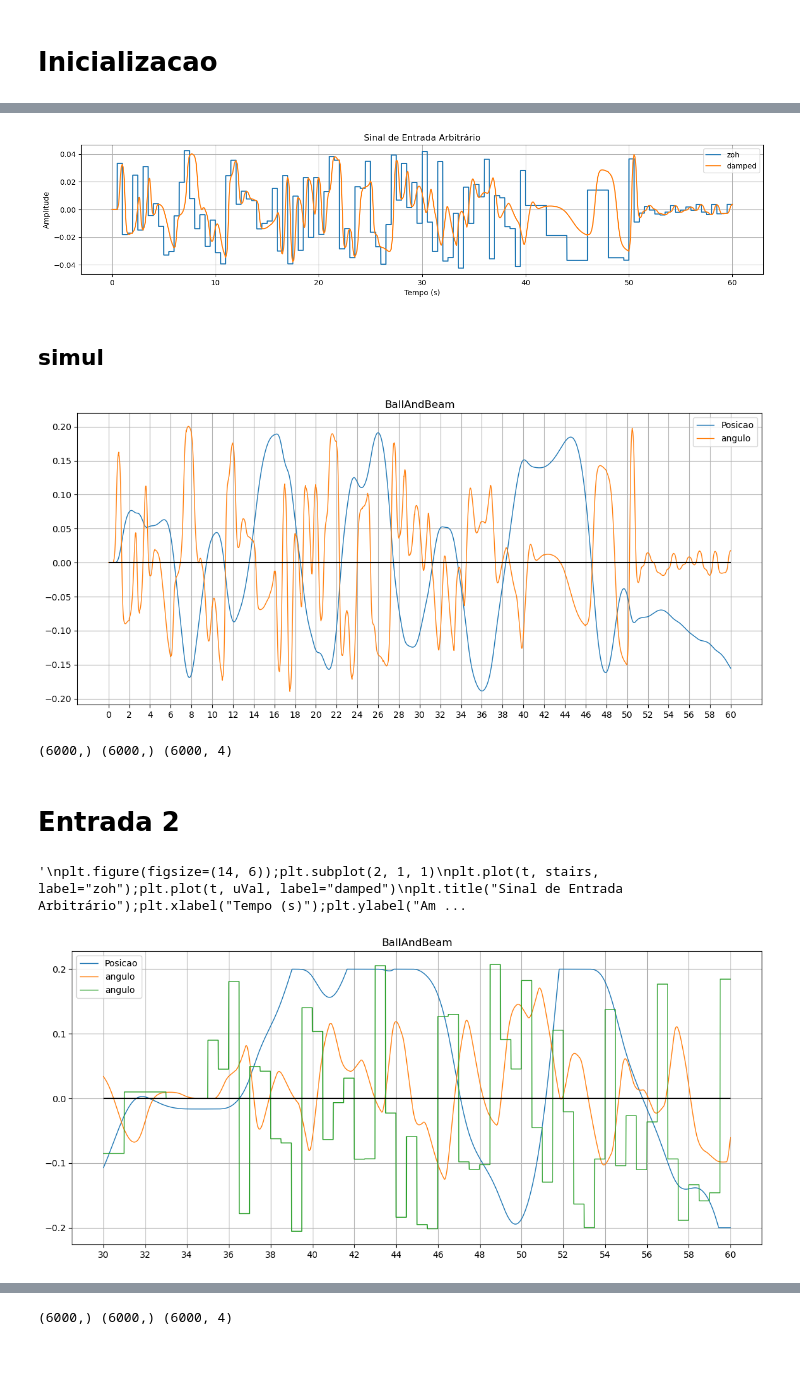
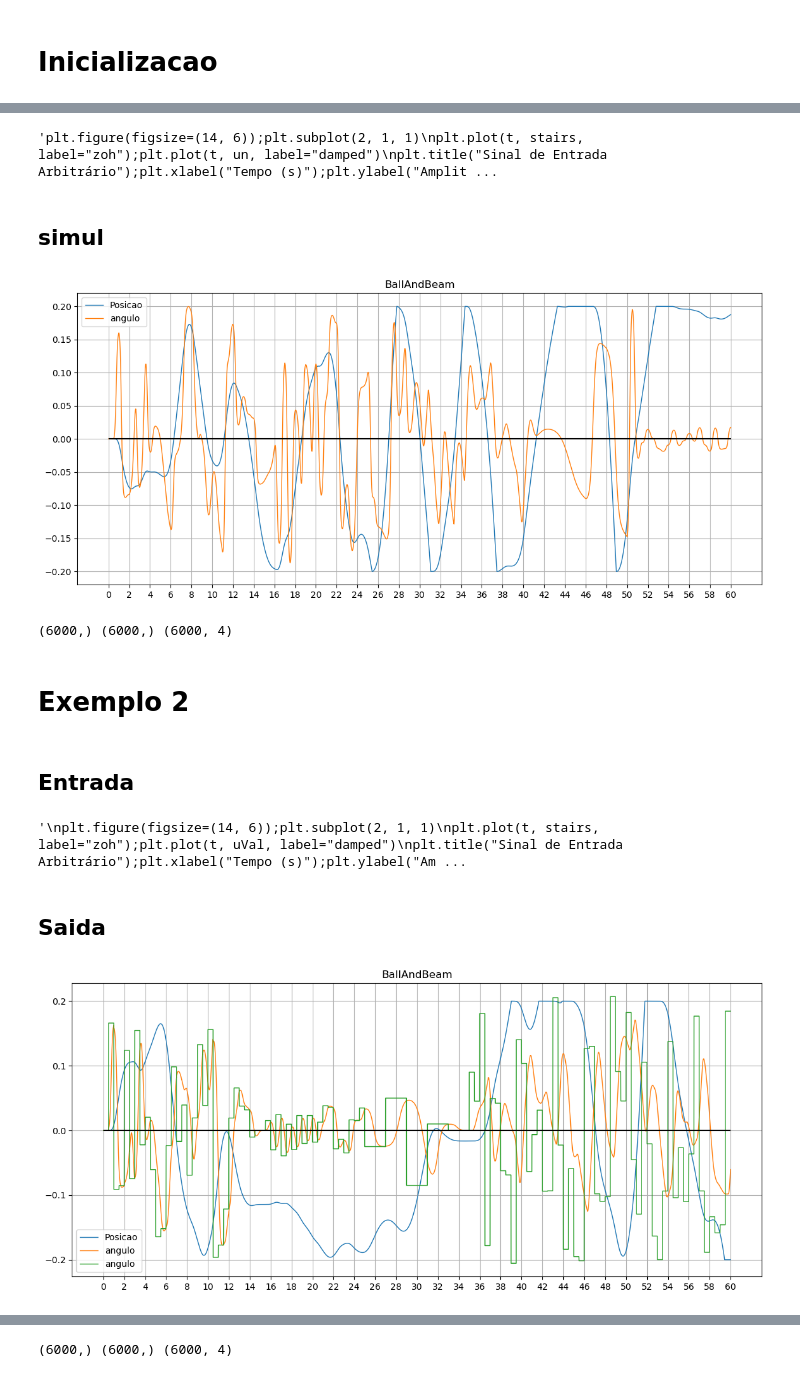
Before and after one commit to JonhLucas/NARX_MISO, a Jupyter notebook: ballbeam.ipynb, the cells around one changed output, grey strips where cells are left out. Drawn from its saved outputs; the diff is of its cells as text; code cells hidden in the pictures.

```diff
--- a/ballbeam.ipynb
+++ b/ballbeam.ipynb
@@ -64,7 +69,7 @@ vel[19] = 10
 for i in range(1, 20):
     curve = 1/(1+np.exp(-vel[i]*t+4))
     stairs[rt*i:rt*(i+1)] = mag[i]
-    un[rt*i:] += (mag[i] - mag[i-1]) * curve[:curve.shape[0]-rt*i]
+    un[rt*i:] += (mag[i] - mag[i-1]) * (curve[:curve.shape[0]-rt*i] - curve[0])
 
 mag[22], mag[23] = -mag[23], -mag[22]
 vel[20:22] = 8
@@ -80,7 +85,7 @@ vel[59] = 6
 for i in range(20, 60):
     curve = 1/(1+np.exp(-vel[i]*t+4))
     stairs[rt*i:rt*(i+1)] = mag[i]
-    un[rt*i:] += (mag[i] - mag[i-1]) * curve[:curve.shape[0]-rt*i]
+    un[rt*i:] += (mag[i] - mag[i-1]) * (curve[:curve.shape[0]-rt*i] - curve[0])
 
 vel[60:100] = 3
 vel[61:63] = 5
@@ -90,7 +95,7 @@ vel[68] = 6
 for i in range(60, 80):
     curve = (1 - np.exp(-vel[i]*(t-0.3)) - vel[i]*(t-0.3)*np.exp(-vel[i]*(t-0.3))) * (t >= 0.3)
     stairs[rt*i:rt*(i+1)] = mag[i]
-    un[rt*i:] += (mag[i] - mag[i-1]) * curve[:curve.shape[0]-rt*i]
+    un[rt*i:] += (mag[i] - mag[i-1]) * (curve[:curve.shape[0]-rt*i] - curve[0])
 
 mag[76] = mag[79]
 mag[80] = 0.003
@@ -105,7 +110,7 @@ for i in range(0, 5):
     j = 80 + i * 4
     curve = 1/(1+np.exp(-vel[j]*t+5))
     stairs[rt*j:rt*(j+4)] = mag[j]
-    un[rt*j:] += (mag[j] - mag[j-4]) * curve[:curve.shape[0]-rt*j]
+    un[rt*j:] += (mag[j] - mag[j-4]) * (curve[:curve.shape[0]-rt*j] - curve[0])
 
 mag[98] = -(np.pi / 180) * 2.0
 mag[99] = -(np.pi / 180) * 2.1
@@ -115,15 +120,20 @@ mag[102:] = 0.1 * mag[102:]
 for i in range(99, 120):
     curve = 1/(1+np.exp(-vel[i]*t+4))
     stairs[rt*i:rt*(i+1)] = mag[i]
-    un[rt*i:] += (mag[i] - mag[i-1]) * curve[:curve.shape[0]-rt*i]
+    un[rt*i:] += (mag[i] - mag[i-1]) * (curve[:curve.shape[0]-rt*i] - curve[0])
 
-
-plt.figure(figsize=(14, 6));plt.subplot(2, 1, 1)
+begin = int(30 * 1e+2)
+end = int(50 * 1e+2)
+fig=px.line(x=t[begin:end], y=stairs[begin:end], height=400, width=1300)
+fig.add_scatter(x=t[begin:end], y=un[begin:end], mode='lines')
+#fig.add_scatter(x=t, y=d2u, mode='lines')
+fig.show()
+'''plt.figure(figsize=(14, 6));plt.subplot(2, 1, 1)
 plt.plot(t, stairs, label="zoh");plt.plot(t, un, label="damped")
 plt.title("Sinal de Entrada Arbitrário");plt.xlabel("Tempo (s)");plt.ylabel("Amplitude")
-plt.grid(True);plt.legend();plt.tight_layout();plt.show()
+plt.grid(True);plt.legend();plt.tight_layout();plt.show()'''
 # %% [output]
-[figure, removed]
+'plt.figure(figsize=(14, 6));plt.subplot(2, 1, 1)\nplt.plot(t, stairs, label="zoh");plt.plot(t, un, label="damped")\nplt.title("Sinal de Entrada Arbitrário");plt.xlabel("Tempo (s)");plt.ylabel("Amplit ...
 # %% [markdown]
 ## simul
 # %%
@@ -136,10 +146,10 @@ s = np.zeros(t.shape);ds = np.zeros(t.shape);d2s = np.zeros(t.shape)
 for i in range(1, t.shape[0]):
     um = (u[i-1] + u[i]) / 2
     dum = (um - u[i-1]) / dt
-    k1 = m * s[i-1] * (du[i-1]**2) / a + m * g * np.sin(u[i-1]) / a
-    k2 = m * (s[i-1] + (dt/2) * k1) * (dum**2) / a + m * g * np.sin(um) / a
-    k3 = m * (s[i-1] + (dt/2) * k2) * (dum**2) / a + m * g * np.sin(um) / a
-    k4 = m * (s[i-1] + dt * k3) * (du[i]**2) / a + m * g * np.sin(u[i]) / a
+    k1 = m * s[i-1] * (du[i-1]**2) / a - m * g * np.sin(u[i-1]) / a
+    k2 = m * (s[i-1] + (dt/2) * k1) * (dum**2) / a - m * g * np.sin(um) / a
+    k3 = m * (s[i-1] + (dt/2) * k2) * (dum**2) / a - m * g * np.sin(um) / a
+    k4 = m * (s[i-1] + dt * k3) * (du[i]**2) / a - m * g * np.sin(u[i]) / a
 
     ds[i] = ds[i-1] + (dt/6) * (k1 + 2*k2 + 2*k3 + k4)
     s[i] = np.clip(s[i-1] + ds[i] * dt, -0.2, 0.20)
@@ -157,4 +167,4 @@ plt.hlines(0, begin // 100, end // 100, colors='black')
 plt.xticks(np.arange(begin // 100, end // 100 + 1, 2))
 plt.legend();plt.grid();plt.show()
 # %% [output]
-[figure, old version]
+[figure, new version]
@@ -164,8 +180,10 @@ print(un.shape, s.shape, data.shape)
 np.savetxt("data/ballBeamTeste1.csv", data, delimiter=",", fmt="%.6f", header="input,output,derivada,time", comments="")
 # %% [output]
 (6000,) (6000,) (6000, 4)
+# %% [markdown]
+# Exemplo 2
 # %% [markdown]
-# Entrada 2
+## Entrada
 # %%
 np.random.seed(48)
 dt = 0.01
@@ -222,31 +240,30 @@ plt.title("Sinal de Entrada Arbitrário");plt.xlabel("Tempo (s)");plt.ylabel("Am
 plt.grid(True);plt.legend();plt.tight_layout();plt.show()'''
 # %% [output]
 '\nplt.figure(figsize=(14, 6));plt.subplot(2, 1, 1)\nplt.plot(t, stairs, label="zoh");plt.plot(t, uVal, label="damped")\nplt.title("Sinal de Entrada Arbitrário");plt.xlabel("Tempo (s)");plt.ylabel("Am ...
+# %% [markdown]
+## Saida
 # %%
 u = uVal.copy();du = np.zeros(t.shape);d2u = np.zeros(t.shape)
 
 du[1:] = (u[1:] - u[:-1]) / dt;d2u[2:] = (du[2:] - du[1:-1]) / dt
 
 s = np.zeros(t.shape);ds = np.zeros(t.shape);d2s = np.zeros(t.shape)
 
 for i in range(1, t.shape[0]):
     um = (u[i-1] + u[i]) / 2;dum = (um - u[i-1]) / dt
     k1 = m * s[i-1] * (du[i-1]**2) / a + m * g * np.sin(u[i-1]) / a;k2 = m * (s[i-1] + (dt/2) * k1) * (dum**2) / a + m * g * np.sin(um) / a
     k3 = m * (s[i-1] + (dt/2) * k2) * (dum**2) / a + m * g * np.sin(um) / a;k4 = m * (s[i-1] + dt * k3) * (du[i]**2) / a + m * g * np.sin(u[i]) / a
 
     ds[i] = ds[i-1] + (dt/6) * (k1 + 2*k2 + 2*k3 + k4)
-    '''
-    s[i] = s[i-1] + ds[i] * dt
-    '''
     s[i] = np.clip(s[i-1] + ds[i] * dt, -0.2, 0.20)
     if np.abs(s[i]) >= 0.2:
         ds[i] = 0
 
-begin = int(30 * 1e+2);end = int(60 * 1e+2)
+begin = int(0 * 1e+2);end = int(60 * 1e+2)
 plt.figure(figsize=(14, 6));plt.title("BallAndBeam")
 plt.plot(t[begin:end], s[begin:end], linewidth=1, label="Posicao")
 plt.plot(t[begin:end], u[begin:end] * 5, linewidth=1, label="angulo");plt.plot(t[begin:end], stairs[begin:end] * 5, linewidth=1, label="angulo")
 plt.hlines(0, begin // 100, end // 100, colors='black');plt.xticks(np.arange(begin // 100, end // 100 + 1, 2))
 plt.legend();plt.grid();plt.show()
 # %% [output]
-[figure, old version]
+[figure, new version]
```
Also changed, not shown: parts of 16 cells of this notebook, 9 other files.
